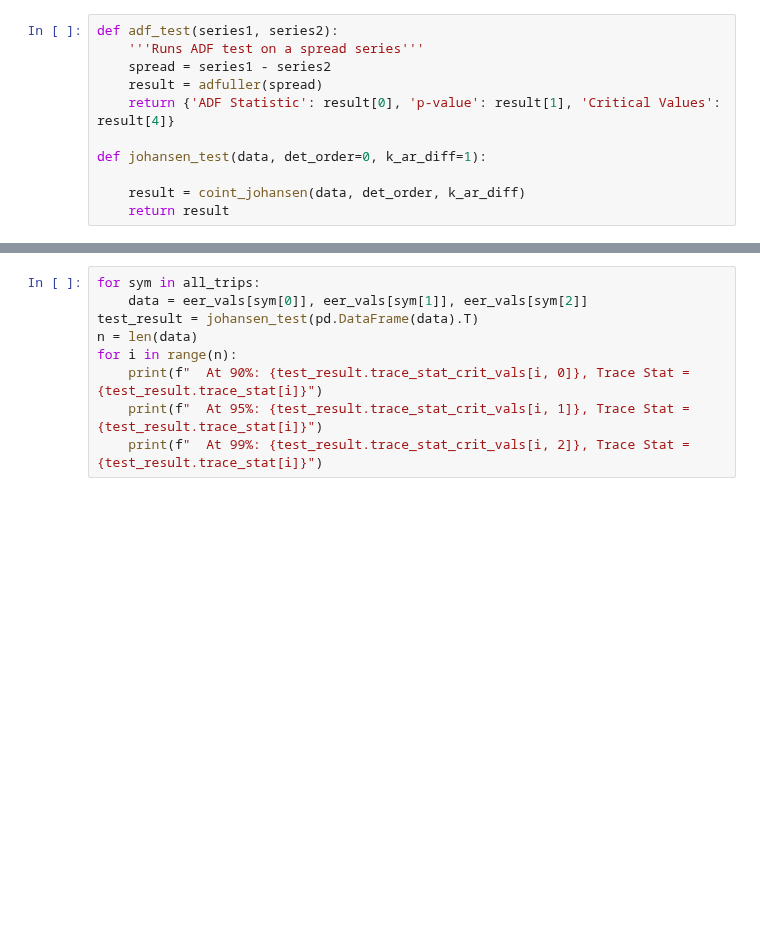
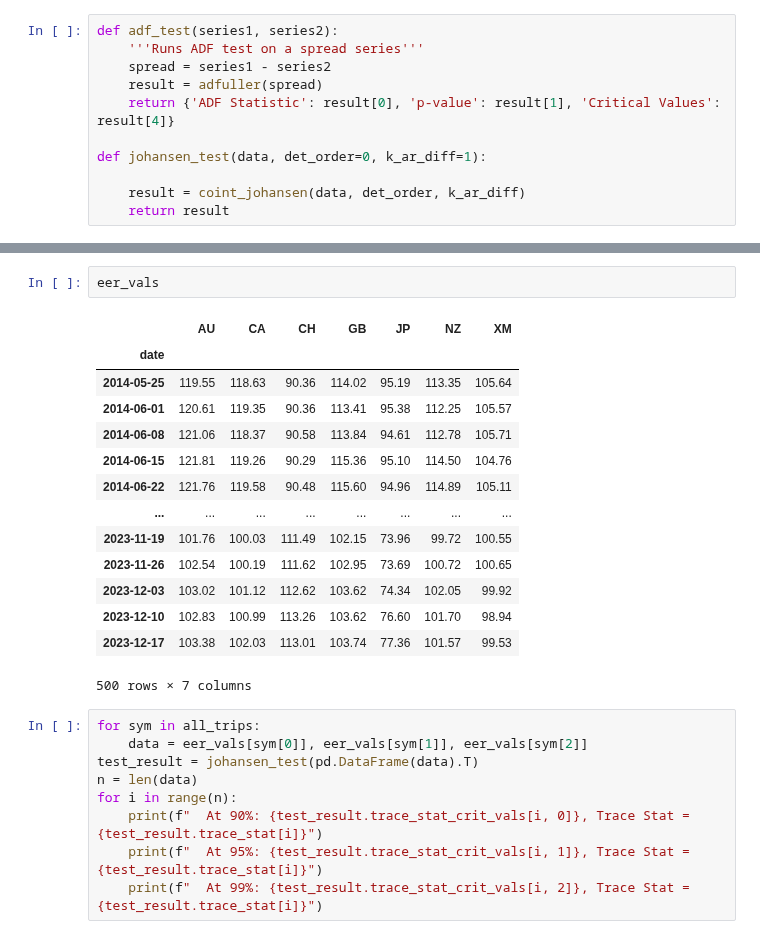
Before and after one commit to aliquid-novi/Strategies, a Jupyter notebook: lets get it/EER-Based-Mark.ipynb, the cells around one changed output, grey strips where cells are left out. Saved outputs shown, nothing was run; the diff lists cells and outputs as text; blank space fills up the shorter version.

```diff
--- a/lets get it/EER-Based-Mark.ipynb
+++ b/lets get it/EER-Based-Mark.ipynb
@@ -875,3 +896,20 @@ NameError: name 'all_pairs' is not defined
+# %%
+eer_vals
+# %% [output]
+|  | AU | CA | CH | GB | JP | NZ | XM |
+| date |  |  |  |  |  |  |  |
+| 2014-05-25 | 119.55 | 118.63 | 90.36 | 114.02 | 95.19 | 113.35 | 105.64 |
+| 2014-06-01 | 120.61 | 119.35 | 90.36 | 113.41 | 95.38 | 112.25 | 105.57 |
+| 2014-06-08 | 121.06 | 118.37 | 90.58 | 113.84 | 94.61 | 112.78 | 105.71 |
+| 2014-06-15 | 121.81 | 119.26 | 90.29 | 115.36 | 95.10 | 114.50 | 104.76 |
+| 2014-06-22 | 121.76 | 119.58 | 90.48 | 115.60 | 94.96 | 114.89 | 105.11 |
+| ... | ... | ... | ... | ... | ... | ... | ... |
+| 2023-11-19 | 101.76 | 100.03 | 111.49 | 102.15 | 73.96 | 99.72 | 100.55 |
+| 2023-11-26 | 102.54 | 100.19 | 111.62 | 102.95 | 73.69 | 100.72 | 100.65 |
+| 2023-12-03 | 103.02 | 101.12 | 112.62 | 103.62 | 74.34 | 102.05 | 99.92 |
+| 2023-12-10 | 102.83 | 100.99 | 113.26 | 103.62 | 76.60 | 101.70 | 98.94 |
+| 2023-12-17 | 103.38 | 102.03 | 113.01 | 103.74 | 77.36 | 101.57 | 99.53 |
+500 rows × 7 columns
 # %%
 for sym in all_trips:
     data = eer_vals[sym[0]], eer_vals[sym[1]], eer_vals[sym[2]]
```
Also changed, not shown: parts of 13 cells of this notebook.
